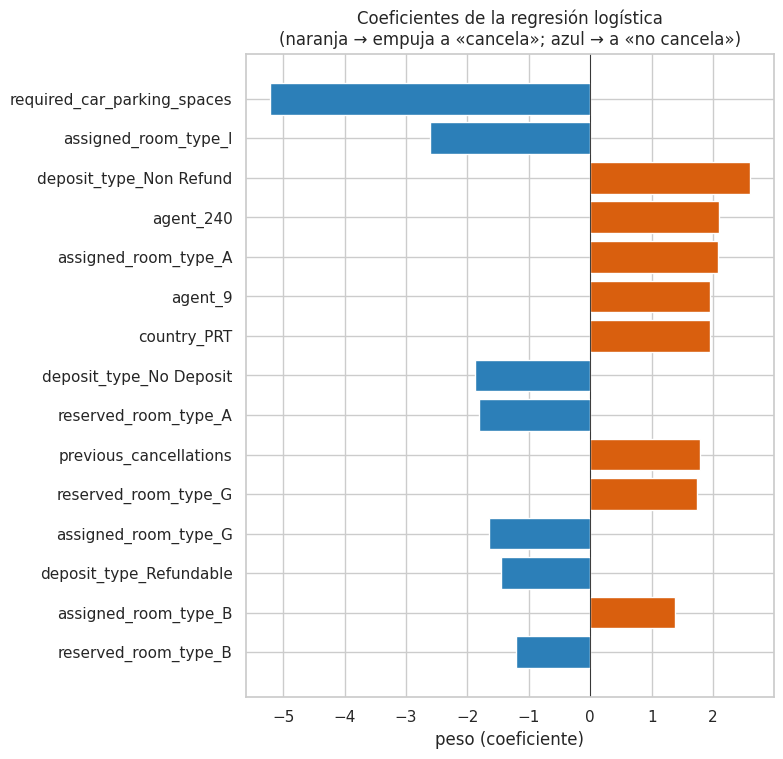
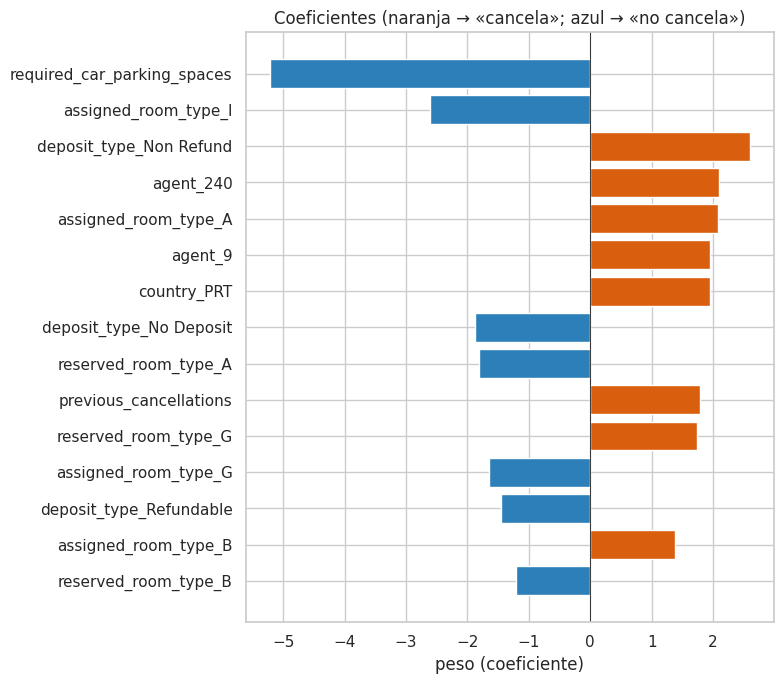
Code edit (unified diff) that turned the first committed figure into the second:
--- before
+++ after
@@ -1 +1,10 @@
-visualizar_modelo(modelo, X_train)  # dibuja lo adecuado según el tipo de modelo
+# Coeficientes aprendidos: peso y signo con que cada variable empuja la predicción.
+nombres = modelo.named_steps['preprocessor'].get_feature_names_out()
+coef = modelo.named_steps['model'].coef_.ravel()
+idx = np.argsort(np.abs(coef))[-15:]
+fig, ax = plt.subplots(figsize=(8, 7))
+ax.barh([nombres[i] for i in idx], coef[idx],
+        color=['#d95f0e' if coef[i] > 0 else '#2c7fb8' for i in idx])
+ax.axvline(0, color='k', lw=0.6); ax.set_xlabel('peso (coeficiente)')
+ax.set_title('Coeficientes (naranja → «cancela»; azul → «no cancela»)')
+plt.tight_layout(); plt.show()

Commit: refactor(notebooks): contrato importado de src, presentación inline en los notebooks